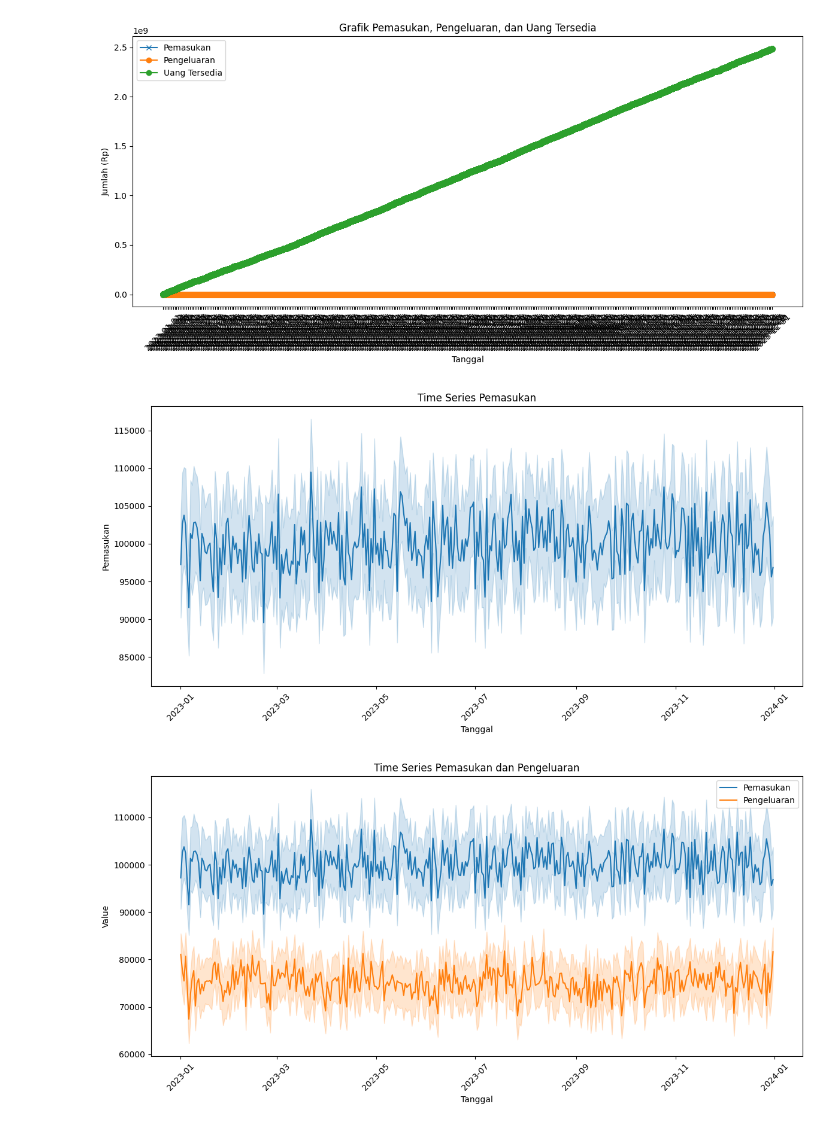
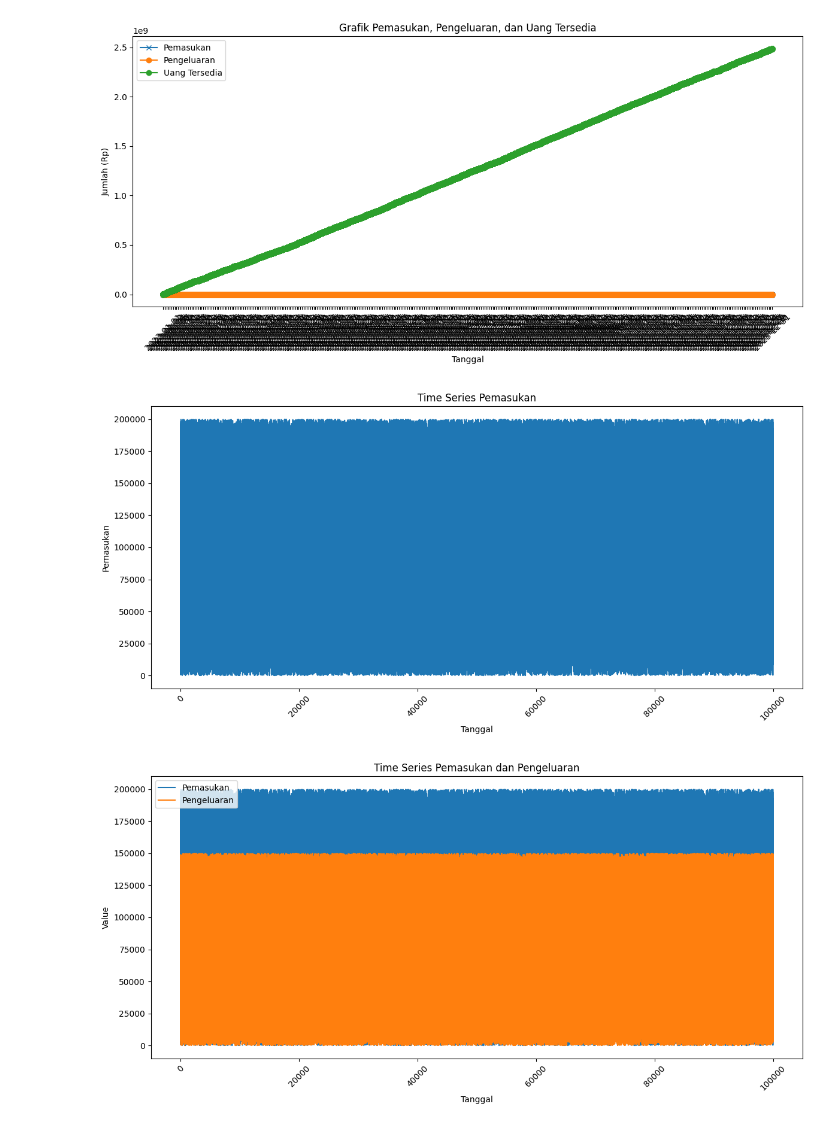
Before and after one commit to mmhdagungg/capstone-bangkit-2024, a Jupyter notebook: Build_Model_Bangkit_Academy.ipynb, the cells around one changed output. Saved outputs shown, nothing was run; the diff lists cells and outputs as text; code cells hidden in the pictures.

```diff
--- a/Build_Model_Bangkit_Academy.ipynb
+++ b/Build_Model_Bangkit_Academy.ipynb
@@ -69,29 +69,29 @@ plt.show()
 # %%
 # convert data tanggal ke datetime
 df['Tanggal'] = pd.to_datetime(df['Tanggal'])
 
 # Set 'Tanggal' sebagai index
-df = df.set_index('Tanggal')
+df.set_index('Tanggal')
 
 plt.figure(figsize=(12, 6))
 sns.lineplot(data=df, x=df.index, y='Pemasukan')
 plt.title('Time Series Pemasukan')
 plt.xlabel('Tanggal')
 plt.ylabel('Pemasukan')
 plt.xticks(rotation=45)
 plt.tight_layout()
 plt.show()
 
 plt.figure(figsize=(12, 6))
 sns.lineplot(data=df, x=df.index, y='Pemasukan', label='Pemasukan')
 sns.lineplot(data=df, x=df.index, y='Pengeluaran', label='Pengeluaran')
 plt.title('Time Series Pemasukan dan Pengeluaran')
 plt.xlabel('Tanggal')
 plt.ylabel('Value')
 plt.xticks(rotation=45)
 plt.legend()
 plt.tight_layout()
 plt.show()
 # %% [output]
-[figure, old version]
+[figure, new version]
-[figure, old version]
+[figure, new version]
```
Also changed, not shown: parts of 1 cell of this notebook.
